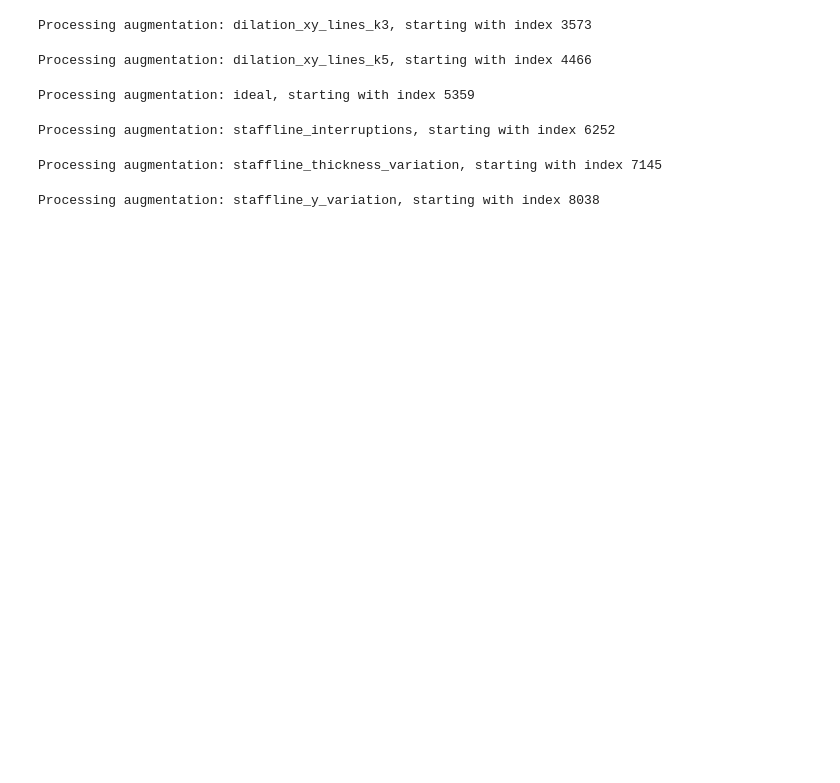
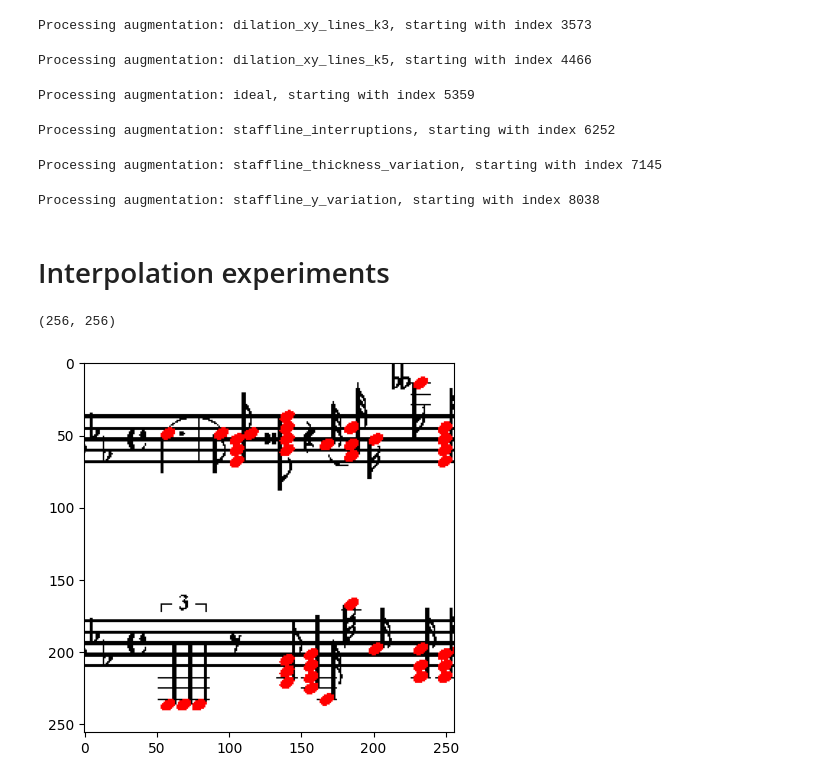
Before and after one commit to nudopnu/omr-unet, a Jupyter notebook: 03_generate_dataset.ipynb, the cells around one changed output. Drawn from its saved outputs; the diff is of its cells as text; code cells hidden in the pictures; blank space fills up the shorter version.

Commit message:
Added interpolation experiments

```diff
--- a/03_generate_dataset.ipynb
+++ b/03_generate_dataset.ipynb
@@ -42,11 +42,11 @@ def getSystemParams(systems, idx, eps=0):
         h = int(h * factor)
         return x, y, w, h
 
-    def map_img(img):
+    def map_img(img, interpolation=cv2.INTER_NEAREST):
         crop = img[y0:y1, x0:x1].astype(np.uint8)
         cy = (y1 + y0) // 2
-        # res = cv2.resize(crop, (int((x1 - x0) * factor), 256), interpolation=cv2.INTER_AREA)
-        res = img[cy - 125: cy + 125, x0:x1]
+        res = cv2.resize(crop, (int((x1 - x0) * factor), 256), interpolation=interpolation)
+        # res = img[cy - 128: cy + 128, x0:x1]
         return res
 
     return map_box_coords, map_img
@@ -158,8 +160,8 @@ os.makedirs(OUT_TRAIN_PATH_Y, exist_ok=True)
 os.makedirs(OUT_TEST_PATH_X, exist_ok=True)
 os.makedirs(OUT_TEST_PATH_Y, exist_ok=True)
 
-for aug in augmentations:
-    print(f"Processing augmentation: {aug}, starting with index {out_idx_train}")
+for idx, aug in enumerate(augmentations):
+    print(f"Processing augmentation ({idx}/{len(augmentations)}): {aug}, starting with index {out_idx_train}, {out_idx_test} (train, test)")
     for s_idx in tqdm(range(1, 26)):
 
         sample_idx = f"{s_idx:03d}"
@@ -233,3 +235,56 @@ Processing augmentation: ideal, starting with index 5359
 Processing augmentation: staffline_interruptions, starting with index 6252
 Processing augmentation: staffline_thickness_variation, starting with index 7145
 Processing augmentation: staffline_y_variation, starting with index 8038
+# %% [markdown]
+# Interpolation experiments
+# %%
+idx = 1
+sample_idx = f"{s_idx:03d}"
+
+# for each sample:
+orig_img_x = cv2.imread(os.path.join(AUG_PATH, aug, "x", f"{sample_idx}.png"))
+orig_img_y = cv2.imread(os.path.join(AUG_PATH, aug, "y", f"{sample_idx}.png"), cv2.IMREAD_GRAYSCALE)
+
+bboxes = load_bboxes(BBOX_PATH, sample_idx, img_shape=orig_img_x.shape)
+systems = {bbox["id"]: bbox for bbox in bboxes if bbox["type"]=="System"}
+unique_types = list(set([bbox["type"] for bbox in bboxes if bbox["type"] != "System"]))
+
+# get all bboxes of current type
+type = unique_types[0]
+tbs = [bbox for bbox in bboxes if bbox["type"] == type]
+
+# pick random bbox
+rand_idx = random.randint(0, len(tbs) - 1)
+bbox = tbs[rand_idx]
+cx = bbox["cx"]
+cy = bbox["cy"]
+w = bbox["width"]
+h = bbox["height"]
+
+# map to system coordinates
+map_box_coords, map_img = getSystemParams(systems, int(bbox["systemId"]))
+cx, cy, w, h = map_box_coords(cx, cy, w, h)
+img_x = map_img(orig_img_x)
+
+# get frame centered around bbox center
+x0 = cx - 128
+x1 = cx + 128
+if x0 < 0:
+    x0 = 0
+    x1 = 256
+if x1 > img_x.shape[1]:
+    x1 = img_x.shape[1]
+    x0 = x1 - 256
+
+# crop and save y
+img_y = map_img(orig_img_y, cv2.INTER_NEAREST)[:, x0:x1]
+img_x = img_x[:, x0:x1]
+
+vis = 255 - img_x
+vis[img_y==8] = (255, 0, 0)
+plt.imshow(vis)
+# plt.imshow(img_y==8)
+img_y.shape
+# %% [output]
+(256, 256)
+[figure, added]
```
Also changed, not shown: parts of 1 cell of this notebook, 2 other files.
